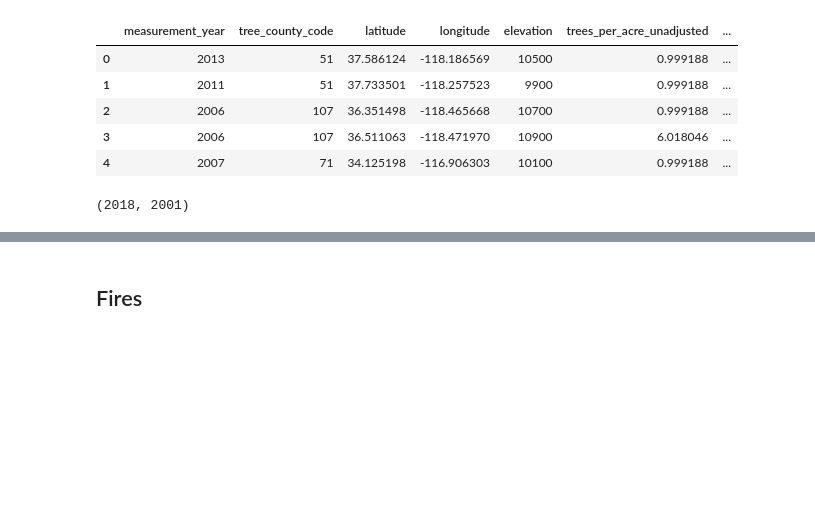
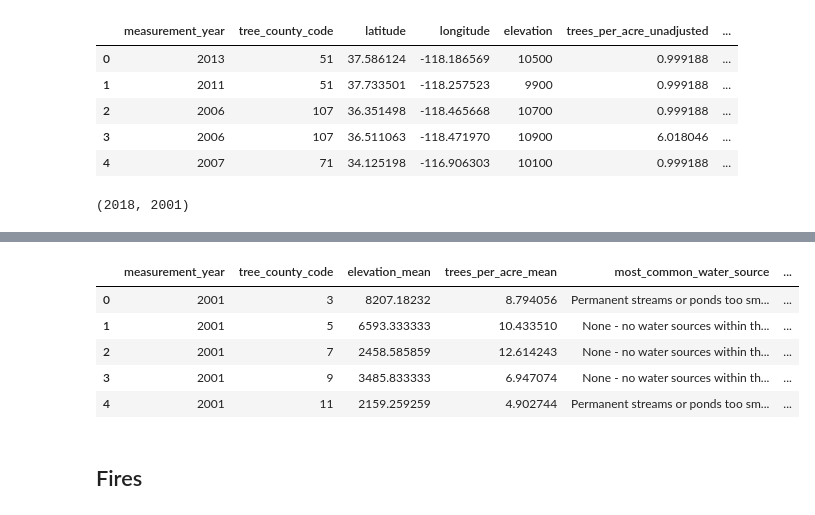
Before and after one commit to tkephart96/ca_wildfires, a Jupyter notebook: wrangle.ipynb, the cells around one changed output, grey strips where cells are left out. Cells and saved outputs as stored; diff of their text form; code cells hidden in the pictures; blank space fills up the shorter version.

```diff
--- a/wrangle.ipynb
+++ b/wrangle.ipynb
@@ -228,3 +209,12 @@ pt.measurement_year.value_counts().sort_index().index.max(),pt.measurement_year.
+# %%
+pt_group.head()
+# %% [output]
+|  | measurement_year | tree_county_code | elevation_mean | trees_per_acre_mean | most_common_water_source | ... |
+| 0 | 2001 | 3 | 8207.18232 | 8.794056 | Permanent streams or ponds too sm... | ... |
+| 1 | 2001 | 5 | 6593.333333 | 10.433510 | None - no water sources within th... | ... |
+| 2 | 2001 | 7 | 2458.585859 | 12.614243 | None - no water sources within th... | ... |
+| 3 | 2001 | 9 | 3485.833333 | 6.947074 | None - no water sources within th... | ... |
+| 4 | 2001 | 11 | 2159.259259 | 4.902744 | Permanent streams or ponds too sm... | ... |
 # %%
 # pt.pivot_table(columns='species_common_name',index=['measurement_year','tree_county_code'],
 #         values=['latitude','longitude','elevation','trees_per_acre_unadjusted','water_on_plot_code_name',
```
Also changed, not shown: parts of 29 cells of this notebook, 2 other files.
